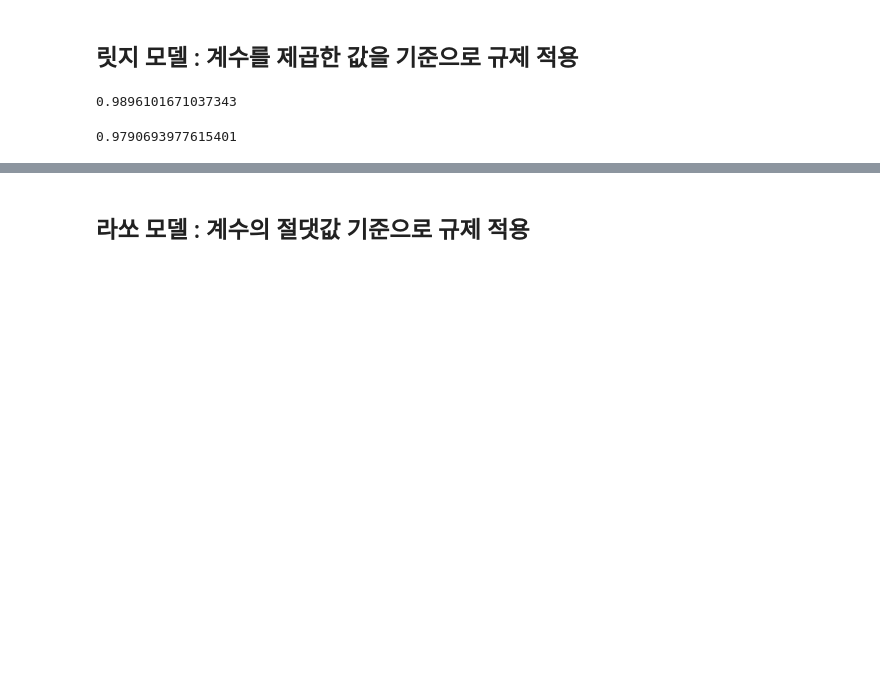
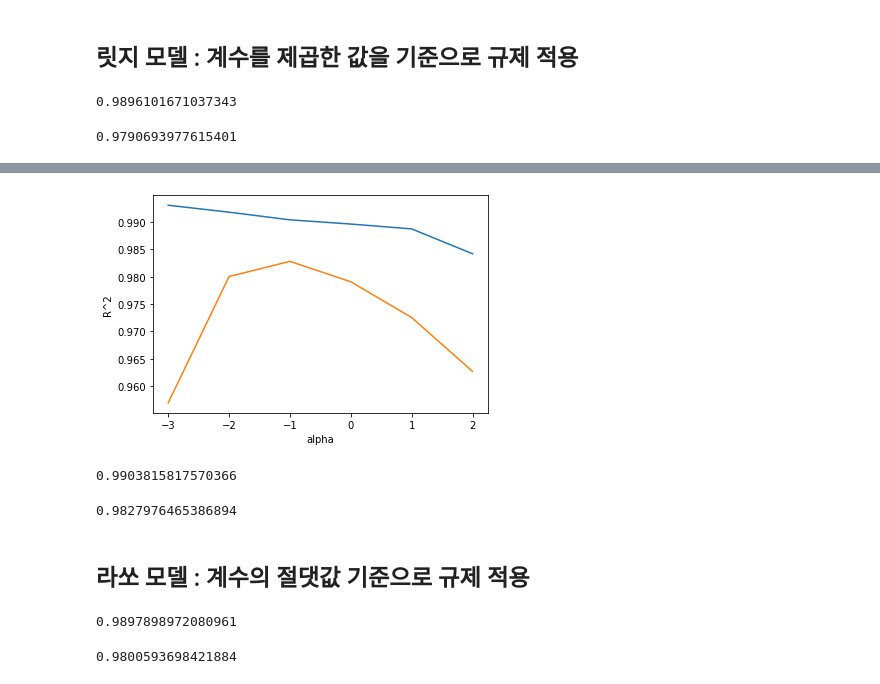
Before and after one commit to Areum120/DataAnalysis_Practice, a Jupyter notebook: 농어 무게 예측(다중회귀, 릿지회귀, 라쏘회귀).ipynb, the cells around one changed output, grey strips where cells are left out. Drawn from its saved outputs; the diff is of its cells as text; code cells hidden in the pictures; blank space fills up the shorter version.

Commit message:
Ridge,Lasso model

```diff
--- a/농어 무게 예측(다중회귀, 릿지회귀, 라쏘회귀).ipynb
+++ b/농어 무게 예측(다중회귀, 릿지회귀, 라쏘회귀).ipynb
@@ -210,4 +210,22 @@ for alpha in alpha_list:
     test_score.append(ridge.score(test_scaled, test_target))
 # %%
 # 바로 그래프를 그리면 왼쪽이 촘촘해지므로 동일한 간격을 위해 로그함수로 바꿔서 지수로 표현
-#
+plt.plot(np.log10(alpha_list), train_score)#훈련
+plt.plot(np.log10(alpha_list), test_score)#테스트
+plt.xlabel('alpha')
+plt.ylabel('R^2')
+plt.show()
+# %% [output]
+[figure, added]
+# %%
+# alpha가 -1일 때 테스트 세트 점수가 가장 높은 -1, 10의 -1승=0.1
+# alpha값 0.1로 하여 최종 모델 훈련
+ridge = Ridge(alpha=0.1)
+ridge.fit(train_scaled, train_target)
+ridge.score(train_scaled, train_target)
+# %% [output]
+0.9903815817570366
+# %%
+ridge.score(test_scaled, test_target)
+# %% [output]
+0.9827976465386894
@@ -214,2 +234,13 @@ for alpha in alpha_list:
 # %% [markdown]
 ## 라쏘 모델 : 계수의 절댓값 기준으로 규제 적용 ##
+# %%
+from sklearn.linear_model import Lasso
+lasso = Lasso()
+lasso.fit(train_scaled, train_target)
+lasso.score(train_scaled, train_target)#과대적합 잘 억제
+# %% [output]
+0.9897898972080961
+# %%
+lasso.score(test_scaled, test_target)#둘다 훈련이 잘 됨
+# %% [output]
+0.9800593698421884
```
Also changed, not shown: parts of 9 cells of this notebook.
